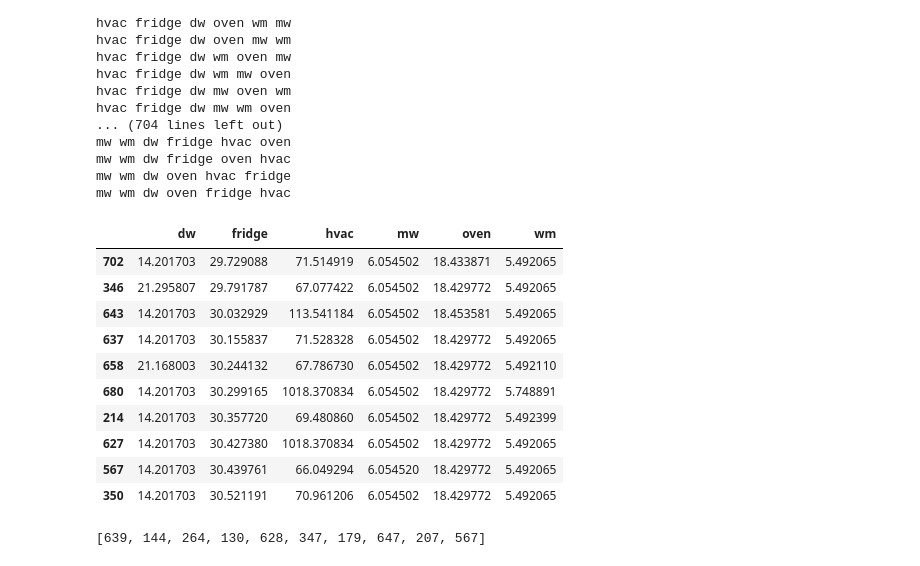
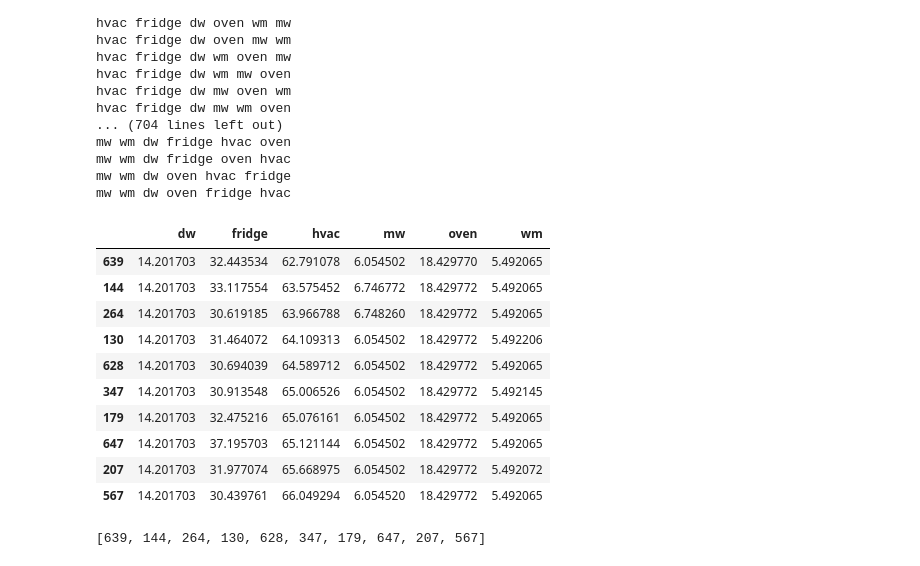
Before and after one commit to nipunbatra/freq-nilm, a Jupyter notebook: notebooks/rnn-pytorch-tree-teacher-results-analysis-Yiling.ipynb, the cells around one changed output. Cells and saved outputs as stored; diff of their text form; code cells hidden in the pictures.

```diff
--- a/notebooks/rnn-pytorch-tree-teacher-results-analysis-Yiling.ipynb
+++ b/notebooks/rnn-pytorch-tree-teacher-results-analysis-Yiling.ipynb
@@ -48,20 +48,20 @@ mw wm dw oven fridge hvac
 # %%
 error_df = error_df.rename(columns={0:'dw', 1:'fridge', 2:'hvac', 3:'mw', 4:'oven', 5:'wm'})
 # %%
-appliance = 'fridge'
+appliance = 'hvac'
 error_df.nsmallest(10, appliance)
 # %% [output]
 |  | dw | fridge | hvac | mw | oven | wm |
-| 702 | 14.201703 | 29.729088 | 71.514919 | 6.054502 | 18.433871 | 5.492065 |
-| 346 | 21.295807 | 29.791787 | 67.077422 | 6.054502 | 18.429772 | 5.492065 |
-| 643 | 14.201703 | 30.032929 | 113.541184 | 6.054502 | 18.453581 | 5.492065 |
-| 637 | 14.201703 | 30.155837 | 71.528328 | 6.054502 | 18.429772 | 5.492065 |
-| 658 | 21.168003 | 30.244132 | 67.786730 | 6.054502 | 18.429772 | 5.492110 |
-| 680 | 14.201703 | 30.299165 | 1018.370834 | 6.054502 | 18.429772 | 5.748891 |
-| 214 | 14.201703 | 30.357720 | 69.480860 | 6.054502 | 18.429772 | 5.492399 |
-| 627 | 14.201703 | 30.427380 | 1018.370834 | 6.054502 | 18.429772 | 5.492065 |
+| 639 | 14.201703 | 32.443534 | 62.791078 | 6.054502 | 18.429770 | 5.492065 |
+| 144 | 14.201703 | 33.117554 | 63.575452 | 6.746772 | 18.429772 | 5.492065 |
+| 264 | 14.201703 | 30.619185 | 63.966788 | 6.748260 | 18.429772 | 5.492065 |
+| 130 | 14.201703 | 31.464072 | 64.109313 | 6.054502 | 18.429772 | 5.492206 |
+| 628 | 14.201703 | 30.694039 | 64.589712 | 6.054502 | 18.429772 | 5.492065 |
+| 347 | 14.201703 | 30.913548 | 65.006526 | 6.054502 | 18.429772 | 5.492145 |
+| 179 | 14.201703 | 32.475216 | 65.076161 | 6.054502 | 18.429772 | 5.492065 |
+| 647 | 14.201703 | 37.195703 | 65.121144 | 6.054502 | 18.429772 | 5.492065 |
+| 207 | 14.201703 | 31.977074 | 65.668975 | 6.054502 | 18.429772 | 5.492072 |
 | 567 | 14.201703 | 30.439761 | 66.049294 | 6.054520 | 18.429772 | 5.492065 |
-| 350 | 14.201703 | 30.521191 | 70.961206 | 6.054502 | 18.429772 | 5.492065 |
 # %%
 error_df.nsmallest(10, appliance).index.values.tolist()
 # %% [output]
```
Also changed, not shown: parts of 4 cells of this notebook, 1 other file.
